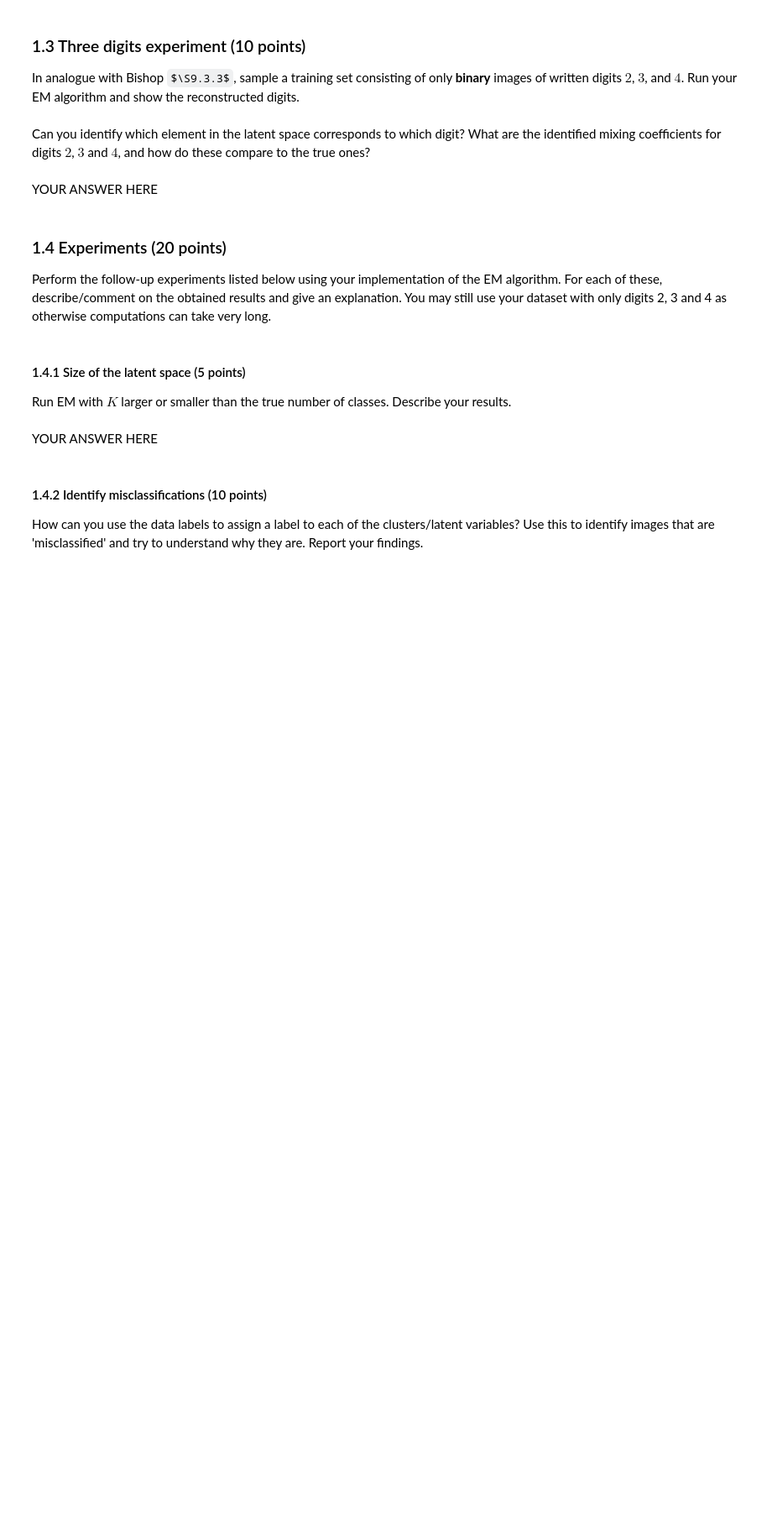
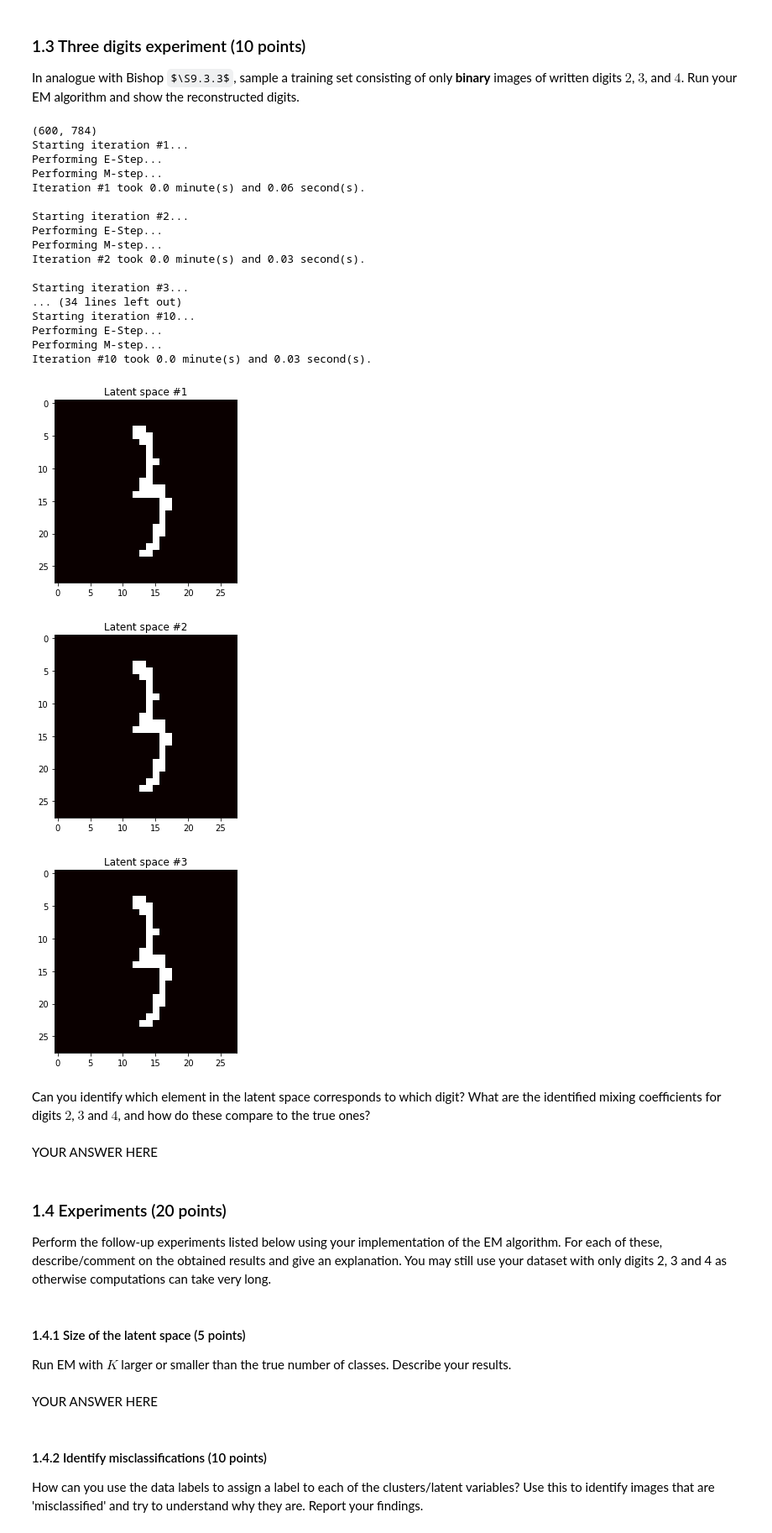
Before and after one commit to Kaleidophon/bayesian-buffalo, a Jupyter notebook: lab3/lab3.ipynb, the cells around one changed output. Shown at 84% size. Saved outputs shown, nothing was run; the diff lists cells and outputs as text; code cells hidden in the pictures; some formulas as TeX source; blank space fills up the shorter version.

Commit message:
EM only trains latent spaces for one number??

```diff
--- a/lab3/lab3.ipynb
+++ b/lab3/lab3.ipynb
@@ -176,19 +182,24 @@ def M_step(X, gamma):
 
     # Get number of points per cluster by summing over all the points
     Nk = np.sum(gamma, axis=0)
+    assert not numpy.isnan(Nk).any(), "NaN in Nk"
 
     # Get the (unnormalized) sum of data points times their gammas for all clusters
     mu_sums = np.sum([X.T * gamma[:,k] for k in range(K)], axis=2)
+    assert not numpy.isnan(mu_sums).any(), "NaN in mu_sums"
     #print("mu sums", mu_sums.shape)
     #print("Nk", Nk.shape)
 
     # Normalize mus
     mu = mu_sums.T / Nk
     mu = mu.T
+    mu[np.isnan(mu)] = 0
+    assert not numpy.isnan(mu).any(), "NaN in mu"
     #print("mu", mu.shape)
 
     # Get cluster probabilities
     pi = Nk / sum(Nk)
+    assert not numpy.isnan(pi).any(), "NaN in pi"
 
     return mu, pi
 # %%
@@ -204,10 +215,12 @@ import time
 
 def EM(X, K, max_iter, mu=None, pi=None):
     # Initialize everything
-    mu = np.random.rand(K, X.shape[1])  # Probability of cluster generation this pixel
-    pi = np.random.rand(K)  # Mixture components
+    mu = np.random.uniform(low=0.25, high=0.75, size=(K, X.shape[1]))  # Probability of cluster generation this pixel
+    mu = numpy.divide(mu.T, np.sum(mu, axis=1))  # Normalize
+    mu = mu.T
+    pi = np.ones(K) / K # Mixture components
 
-    for iteration in range(max_iter+1):
+    for iteration in range(max_iter):
         print("Starting iteration #{}...".format(iteration+1))
         start = time.time()
 
@@ -223,7 +236,7 @@ def EM(X, K, max_iter, mu=None, pi=None):
 
     return gamma, mu, pi
 
-gamma, mu, pi = EM(bin_train_data, 10, max_iter=3)
+EM(bin_train_data, 10, max_iter=1)
 print(pi)
 # %% [output]
 Starting iteration #1...
@@ -248,3 +251,50 @@ raise NotImplementedError()
+# %%
+import matplotlib.pyplot as plt
+
+def create_digits_train_data(train_data, train_labels, digits, size):
+    digits_train_data = []
+
+    for digit in digits:
+        digit_indices = np.where(train_labels == digit)[0]
+        sampled_indices = sample(list(digit_indices), k=int(size/len(digits)))
+        digit_samples = train_data[sampled_indices]
+        digits_train_data.append(digit_samples)
+
+    return np.concatenate(digits_train_data)
+
+three_digits = [2, 3, 4]
+three_digits_train = create_digits_train_data(bin_train_data, train_labels, three_digits, size=600)
+print(three_digits_train.shape)
+
+gamma, mu, pi = EM(three_digits_train, 3, max_iter=10)
+
+for mu_index in range(mu.shape[0]):
+    plt.figure()
+    plt.title("Latent space #{}".format(mu_index+1))
+    current_mu = mu[mu_index, :].reshape(28, 28)
+    plt.imshow(current_mu, cmap='hot', interpolation='nearest')
+    plt.show()
+# %% [output]
+(600, 784)
+Starting iteration #1...
+Performing E-Step...
+Performing M-step...
+Iteration #1 took 0.0 minute(s) and 0.06 second(s).
+
+Starting iteration #2...
+Performing E-Step...
+Performing M-step...
+Iteration #2 took 0.0 minute(s) and 0.03 second(s).
+
+Starting iteration #3...
+... (34 lines left out)
+Starting iteration #10...
+Performing E-Step...
+Performing M-step...
+Iteration #10 took 0.0 minute(s) and 0.03 second(s).
+[figure, added]
+[figure, added]
+[figure, added]
 # %% [markdown]
 Can you identify which element in the latent space corresponds to which digit? What are the identified mixing coefficients for digits $2$, $3$ and $4$, and how do these compare to the true ones?
 # %% [markdown]
```
Also changed, not shown: parts of 4 cells of this notebook.
